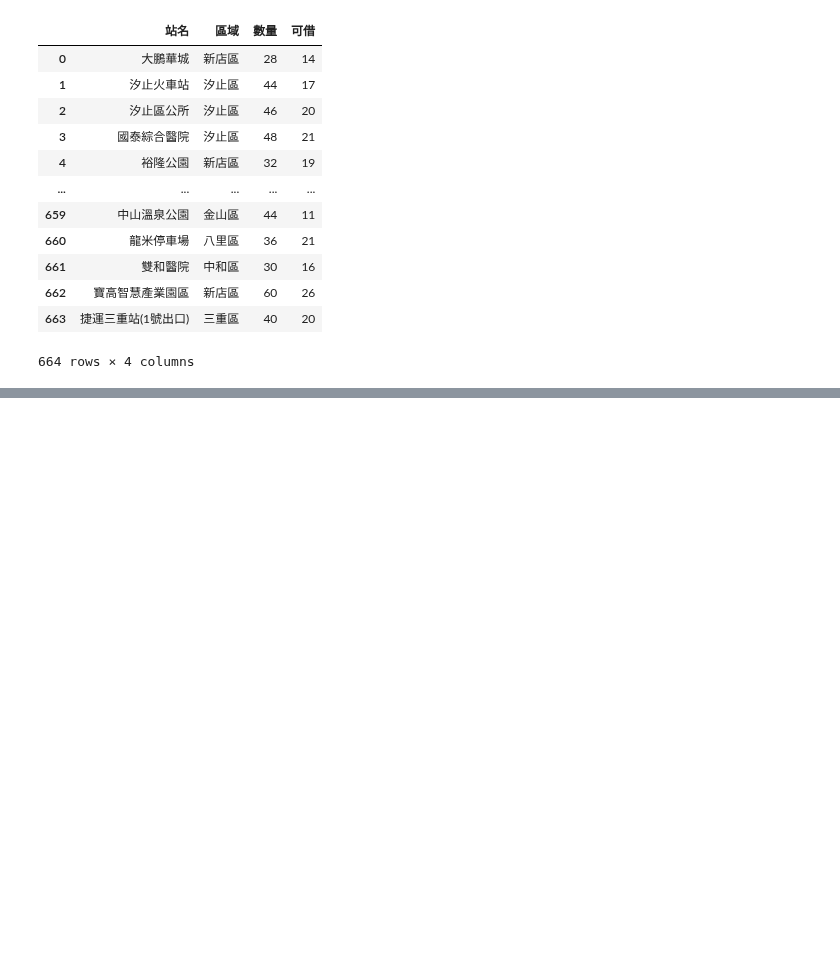
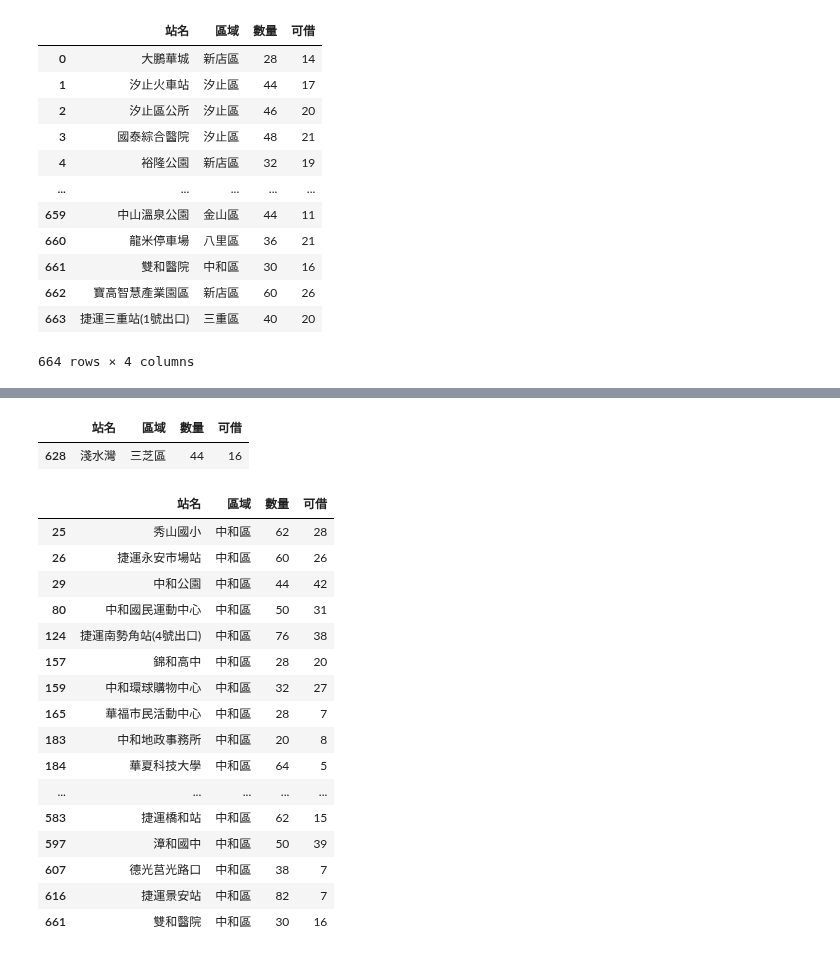
Before and after one commit to roberthsu2003/PythonForDataAnalysis, a Jupyter notebook: 星期13/lesson17_3.ipynb, the cells around one changed output, grey strips where cells are left out. Cells and saved outputs as stored; diff of their text form; code cells hidden in the pictures; blank space fills up the shorter version.

```diff
--- a/星期13/lesson17_3.ipynb
+++ b/星期13/lesson17_3.ipynb
@@ -76,3 +76,8 @@ df
 | 662 | 寶高智慧產業園區 | 新店區 | 60 | 26 |
 | 663 | 捷運三重站(1號出口) | 三重區 | 40 | 20 |
 664 rows × 4 columns
+# %%
+dfDict = dict(list(df.groupby('區域')))
+for (key,value) in dfDict.items():
+    print(key)
+    print(value)
@@ -78,0 +102,25 @@ df
+# %%
+dfDict['三芝區']
+# %% [output]
+|  | 站名 | 區域 | 數量 | 可借 |
+| 628 | 淺水灣 | 三芝區 | 44 | 16 |
+# %%
+dfDict['中和區']
+# %% [output]
+|  | 站名 | 區域 | 數量 | 可借 |
+| 25 | 秀山國小 | 中和區 | 62 | 28 |
+| 26 | 捷運永安市場站 | 中和區 | 60 | 26 |
+| 29 | 中和公園 | 中和區 | 44 | 42 |
+| 80 | 中和國民運動中心 | 中和區 | 50 | 31 |
+| 124 | 捷運南勢角站(4號出口) | 中和區 | 76 | 38 |
+| 157 | 錦和高中 | 中和區 | 28 | 20 |
+| 159 | 中和環球購物中心 | 中和區 | 32 | 27 |
+| 165 | 華福市民活動中心 | 中和區 | 28 | 7 |
+| 183 | 中和地政事務所 | 中和區 | 20 | 8 |
+| 184 | 華夏科技大學 | 中和區 | 64 | 5 |
+| ... | ... | ... | ... | ... |
+| 583 | 捷運橋和站 | 中和區 | 62 | 15 |
+| 597 | 漳和國中 | 中和區 | 50 | 39 |
+| 607 | 德光莒光路口 | 中和區 | 38 | 7 |
+| 616 | 捷運景安站 | 中和區 | 82 | 7 |
+| 661 | 雙和醫院 | 中和區 | 30 | 16 |
```
Also changed, not shown: parts of 1 cell of this notebook.
